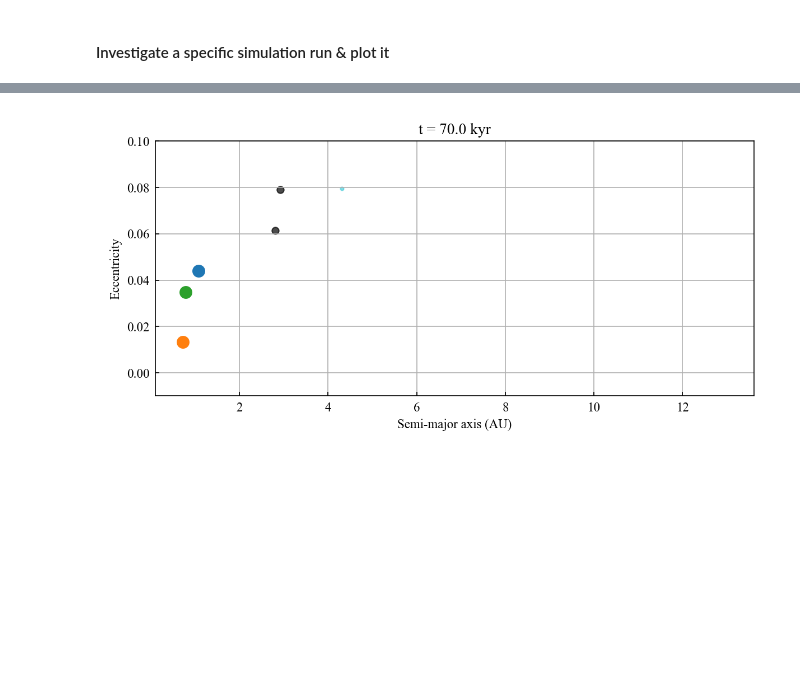
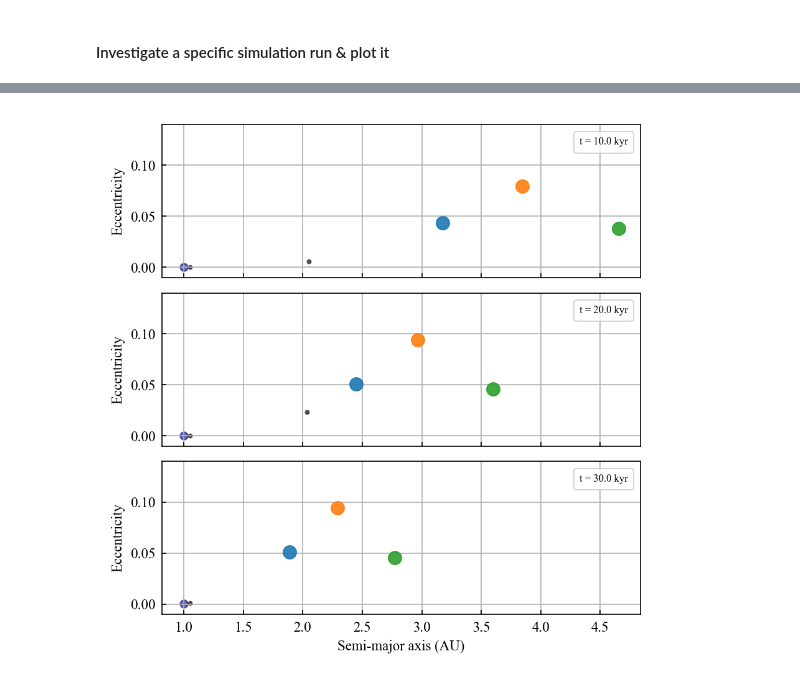
Before and after one commit to dchen10Git/uh-ifa-reu-2026, a Jupyter notebook: pilot.ipynb, the cells around one changed output, grey strips where cells are left out. Drawn from its saved outputs; the diff is of its cells as text; code cells hidden in the pictures; blank space fills up the shorter version.

```diff
--- a/pilot.ipynb
+++ b/pilot.ipynb
@@ -191,71 +191,79 @@ plot_system(saved_sim, num_pl, num_em, num_ptsml)
 # %%
-def plot_ae_snapshot(saved_sim, snapshot_time=None, snapshot_idx=None):
-    """Plot a vs e at a single snapshot.
-
-    Either provide snapshot_time (same units as stored data)
-    or snapshot_idx.
+def plot_ae_snapshot(saved_sim, *snapshot_times):
+    """Plot a vs e at a one or more snapshots.
     """
 
     sim_data = saved_sim[0]
 
     # Use first body to get time array
     first_name = rock_names[0]
     times = sim_data[first_name]["time"]
 
-    if snapshot_idx is None:
-        snapshot_idx = np.argmin(np.abs(times - snapshot_time))
+    # Get idxs that best match the times given
+    snapshot_idxs = np.array([
+        np.argmin(np.abs(times - t))
+        for t in snapshot_times
+    ])
 
-    fig, ax = plt.subplots(figsize=(8, 4))
+    num_plots = len(snapshot_times)
+    fig, axs = plt.subplots(num_plots, 1, sharex=True, figsize=(6, 2 * num_plots))
 
-    # planets
-    for i in range(num_pl):
-        name = rock_names[i]
+    for i, ax in enumerate(axs):
+        snapshot_idx = snapshot_idxs[i]
 
-        ax.scatter(
-            sim_data[name]["a"][snapshot_idx],
-            sim_data[name]["e"][snapshot_idx],
-            s=100,
-            label=name,
-            zorder=3
-        )
+        # planets
+        for j in range(num_pl):
+            name = rock_names[j]
 
-    # embryos
-    for i in range(num_em):
-        name = rock_names[num_pl + i]
+            ax.scatter(
+                sim_data[name]["a"][snapshot_idx],
+                sim_data[name]["e"][snapshot_idx],
+                s=100,
+                # label=name,
+                zorder=3,
+                alpha=0.9
+            )
 
-        ax.scatter(
-            sim_data[name]["a"][snapshot_idx],
-            sim_data[name]["e"][snapshot_idx],
-            s=35,
-            color='k',
-            alpha=0.7
-        )
+        # embryos
+        for j in range(num_em):
+            name = rock_names[num_pl + j]
 
-    # planetesimals
-    for i in range(num_ptsml):
-        name = rock_names[num_pl + num_em + i]
+            ax.scatter(
+                sim_data[name]["a"][snapshot_idx],
+                sim_data[name]["e"][snapshot_idx],
+                s=35,
+                color='navy',
+                alpha=0.6
+            )
 
-        ax.scatter(
-            sim_data[name]["a"][snapshot_idx],
-            sim_data[name]["e"][snapshot_idx],
-            s=8,
-            alpha=0.5
-        )
+        # planetesimals
+        for j in range(num_ptsml):
+            name = rock_names[num_pl + num_em + j]
 
-    ax.set_xlabel("Semi-major axis (AU)")
-    ax.set_ylabel("Eccentricity")
-    ax.set_ylim(-0.01, 0.1)
-    ax.grid(True)
+            ax.scatter(
+                sim_data[name]["a"][snapshot_idx],
+                sim_data[name]["e"][snapshot_idx],
+                s=8,
+                c='k',
+                alpha=0.6
+            )
 
-    t = times[snapshot_idx]
-    ax.set_title(f"t = {t/1000:.1f} kyr")
+        if i == num_plots - 1:
+            ax.set_xlabel("Semi-major axis (AU)")
+        ax.set_ylabel("Eccentricity")
+        ax.set_ylim(-0.01, 0.14)
+        ax.grid(True)
 
+        t = times[snapshot_idx]
+        ax.legend(title=f"t = {t/1000:.1f} kyr", title_fontsize=8, labelspacing=0)
+
+    fig.subplots_adjust(hspace=0)
     plt.tight_layout()
     plt.show()
 
-plot_ae_snapshot(saved_sim, 70e3)
+plot_ae_snapshot(saved_sim, 10e3, 20e3, 30e3)
 # %% [output]
-[figure, old version]
+[figure, new version]
 # %%
 def plot_taus(sim_data, num_pl, num_em, num_ptsml, t_units='kyr'):
     '''
```
Also changed, not shown: parts of 3 cells of this notebook, 2 other files.
